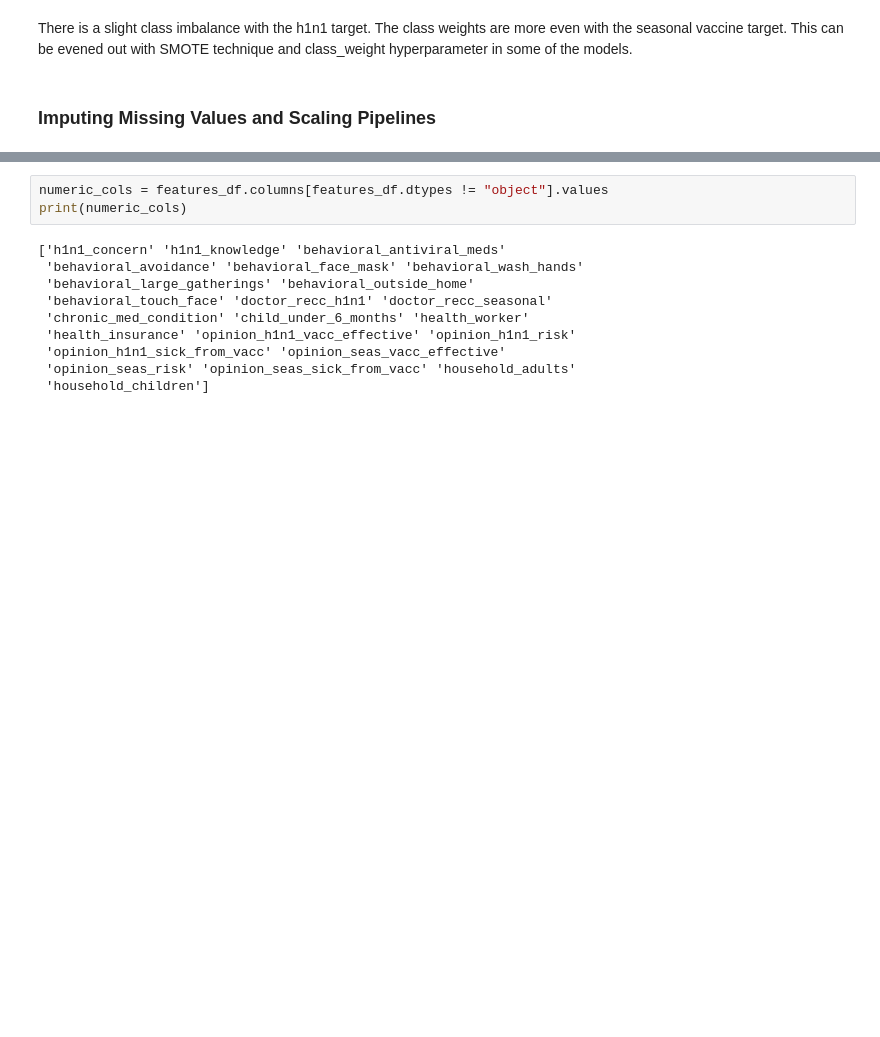
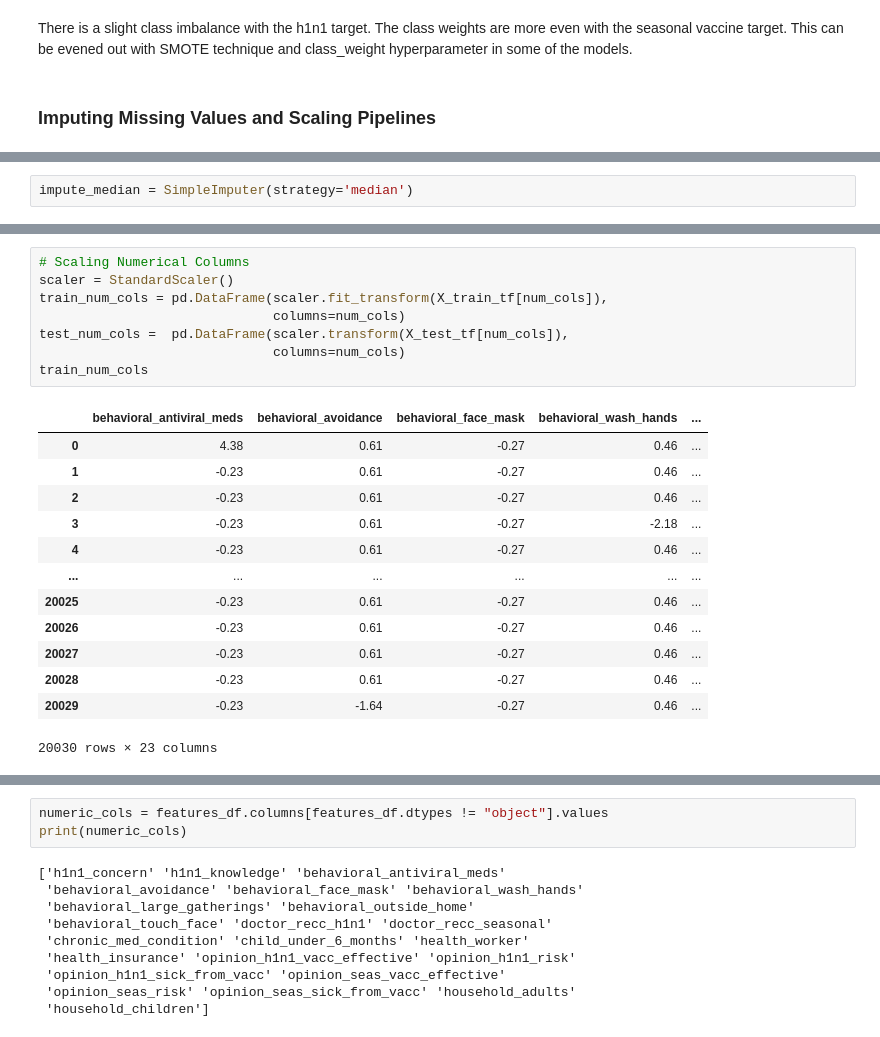
Before and after one commit to rcauvy/Flu_Shot_Learning, a Jupyter notebook: index.ipynb, the cells around one changed output, grey strips where cells are left out. Saved outputs shown, nothing was run; the diff lists cells and outputs as text; blank space fills up the shorter version.

```diff
--- a/index.ipynb
+++ b/index.ipynb
@@ -453,0 +524,2 @@ There is a slight class imbalance with the h1n1 target. The class weights are mo
+# %%
+impute_median = SimpleImputer(strategy='median')
@@ -453,0 +608,22 @@ There is a slight class imbalance with the h1n1 target. The class weights are mo
+# %%
+# Scaling Numerical Columns
+scaler = StandardScaler()
+train_num_cols = pd.DataFrame(scaler.fit_transform(X_train_tf[num_cols]),
+                              columns=num_cols)
+test_num_cols =  pd.DataFrame(scaler.transform(X_test_tf[num_cols]),
+                              columns=num_cols)
+train_num_cols
+# %% [output]
+|  | behavioral_antiviral_meds | behavioral_avoidance | behavioral_face_mask | behavioral_wash_hands | ... |
+| 0 | 4.38 | 0.61 | -0.27 | 0.46 | ... |
+| 1 | -0.23 | 0.61 | -0.27 | 0.46 | ... |
+| 2 | -0.23 | 0.61 | -0.27 | 0.46 | ... |
+| 3 | -0.23 | 0.61 | -0.27 | -2.18 | ... |
+| 4 | -0.23 | 0.61 | -0.27 | 0.46 | ... |
+| ... | ... | ... | ... | ... | ... |
+| 20025 | -0.23 | 0.61 | -0.27 | 0.46 | ... |
+| 20026 | -0.23 | 0.61 | -0.27 | 0.46 | ... |
+| 20027 | -0.23 | 0.61 | -0.27 | 0.46 | ... |
+| 20028 | -0.23 | 0.61 | -0.27 | 0.46 | ... |
+| 20029 | -0.23 | -1.64 | -0.27 | 0.46 | ... |
+20030 rows × 23 columns
```
Also changed, not shown: parts of 77 cells of this notebook.
